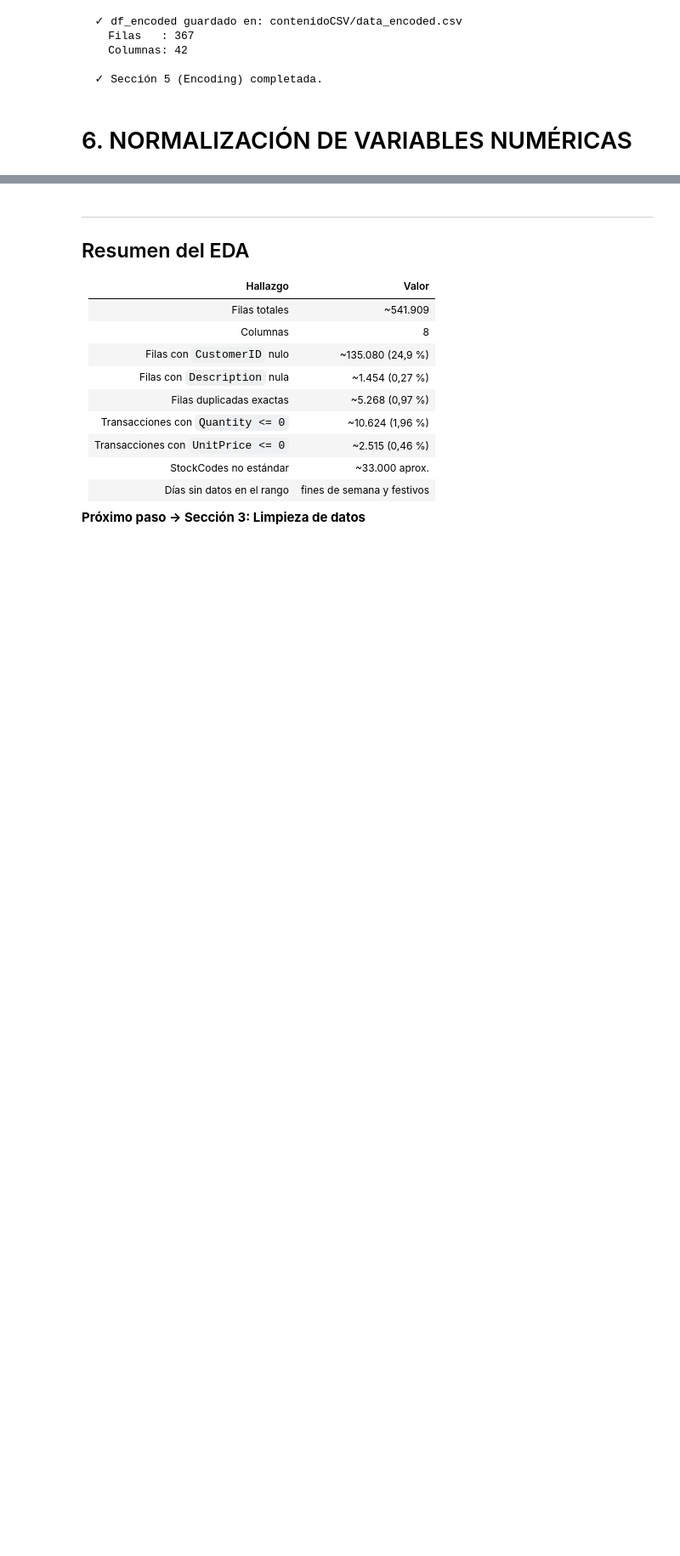
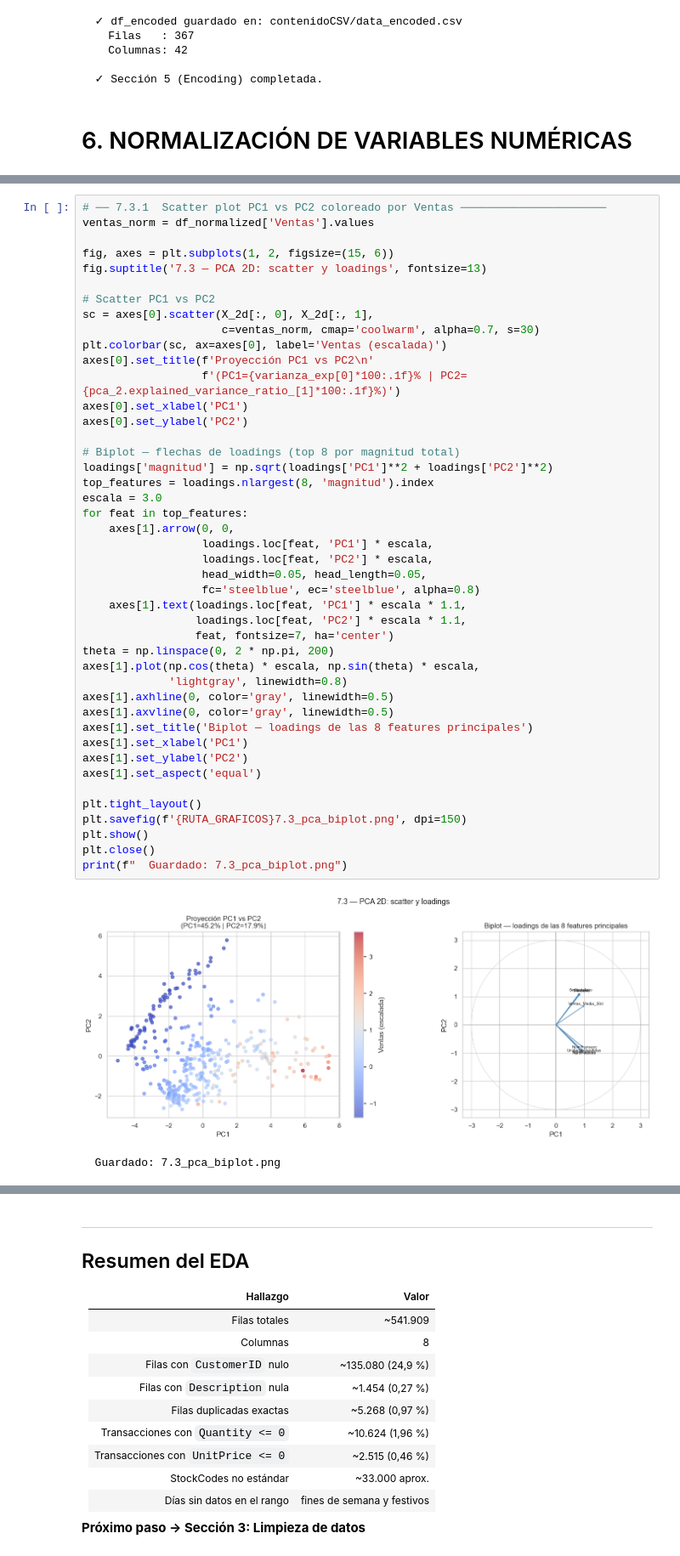
Before and after one commit to ravel01106/proyecto-master-ia-big-data, a Jupyter notebook: ProyectoRegresion/proyectoRegresion.ipynb, the cells around one changed output, grey strips where cells are left out. Shown at 85% size. Saved outputs shown, nothing was run; the diff lists cells and outputs as text; blank space fills up the shorter version.

```diff
--- a/ProyectoRegresion/proyectoRegresion.ipynb
+++ b/ProyectoRegresion/proyectoRegresion.ipynb
@@ -3022,0 +3255,47 @@ print(f"    Columnas no escaladas (ya normalizadas): dummies, binarias, cíclica
+# %%
+# ── 7.3.1  Scatter plot PC1 vs PC2 coloreado por Ventas ──────────────────────
+ventas_norm = df_normalized['Ventas'].values
+
+fig, axes = plt.subplots(1, 2, figsize=(15, 6))
+fig.suptitle('7.3 — PCA 2D: scatter y loadings', fontsize=13)
+
+# Scatter PC1 vs PC2
+sc = axes[0].scatter(X_2d[:, 0], X_2d[:, 1],
+                     c=ventas_norm, cmap='coolwarm', alpha=0.7, s=30)
+plt.colorbar(sc, ax=axes[0], label='Ventas (escalada)')
+axes[0].set_title(f'Proyección PC1 vs PC2\n'
+                  f'(PC1={varianza_exp[0]*100:.1f}% | PC2={pca_2.explained_variance_ratio_[1]*100:.1f}%)')
+axes[0].set_xlabel('PC1')
+axes[0].set_ylabel('PC2')
+
+# Biplot — flechas de loadings (top 8 por magnitud total)
+loadings['magnitud'] = np.sqrt(loadings['PC1']**2 + loadings['PC2']**2)
+top_features = loadings.nlargest(8, 'magnitud').index
+escala = 3.0
+for feat in top_features:
+    axes[1].arrow(0, 0,
+                  loadings.loc[feat, 'PC1'] * escala,
+                  loadings.loc[feat, 'PC2'] * escala,
+                  head_width=0.05, head_length=0.05,
+                  fc='steelblue', ec='steelblue', alpha=0.8)
+    axes[1].text(loadings.loc[feat, 'PC1'] * escala * 1.1,
+                 loadings.loc[feat, 'PC2'] * escala * 1.1,
+                 feat, fontsize=7, ha='center')
+theta = np.linspace(0, 2 * np.pi, 200)
+axes[1].plot(np.cos(theta) * escala, np.sin(theta) * escala,
+             'lightgray', linewidth=0.8)
+axes[1].axhline(0, color='gray', linewidth=0.5)
+axes[1].axvline(0, color='gray', linewidth=0.5)
+axes[1].set_title('Biplot — loadings de las 8 features principales')
+axes[1].set_xlabel('PC1')
+axes[1].set_ylabel('PC2')
+axes[1].set_aspect('equal')
+
+plt.tight_layout()
+plt.savefig(f'{RUTA_GRAFICOS}7.3_pca_biplot.png', dpi=150)
+plt.show()
+plt.close()
+print(f"  Guardado: 7.3_pca_biplot.png")
+# %% [output]
+[figure, added]
+  Guardado: 7.3_pca_biplot.png
```
Also changed, not shown: parts of 18 cells of this notebook, 3 other files.
